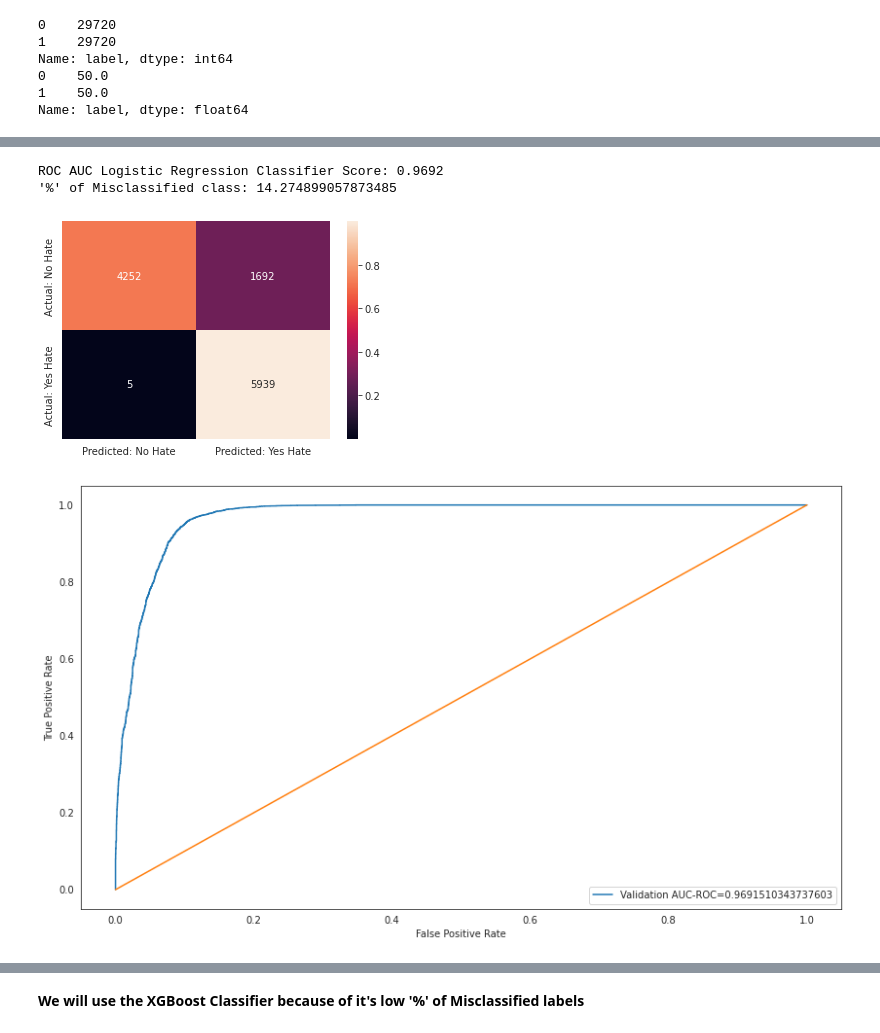
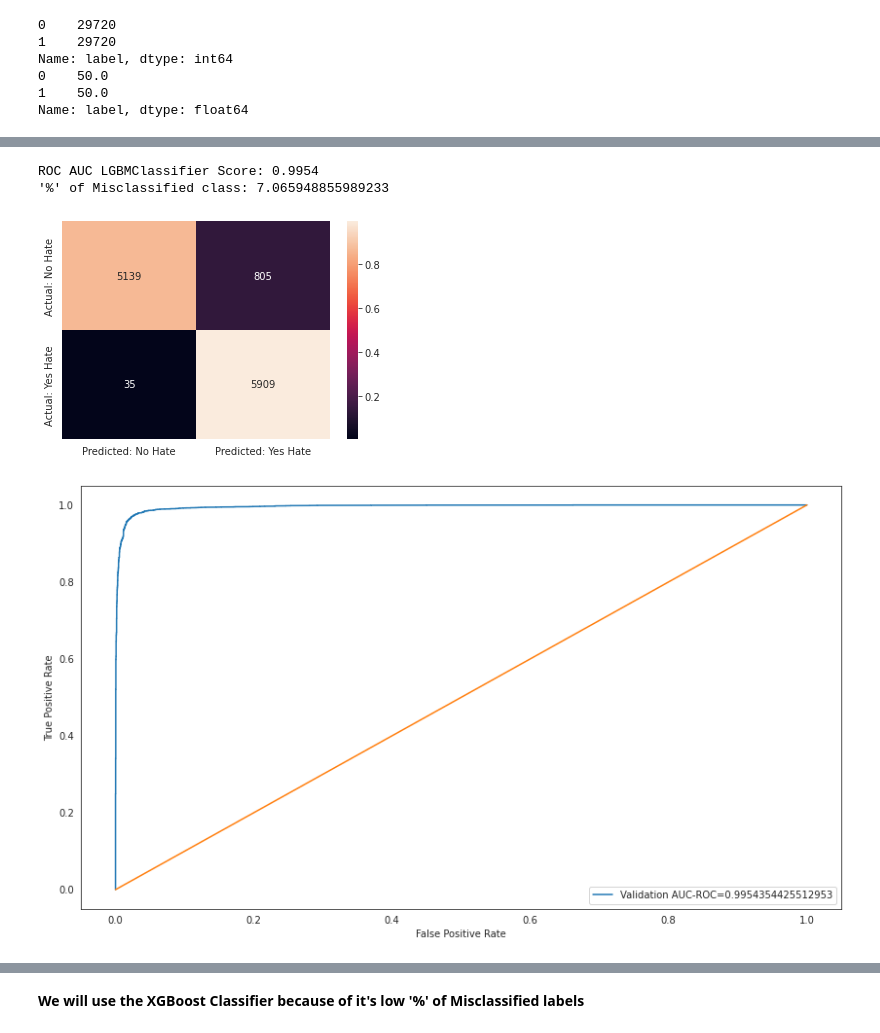
Before and after one commit to danielAdama/sentiment-hate-system, a Jupyter notebook: src/train/semi_supervised_learning_data_labeling.ipynb, the cells around one changed output, grey strips where cells are left out. Saved outputs shown, nothing was run; the diff lists cells and outputs as text; code cells hidden in the pictures.

Commit message:
Pseudo-labelling approach to label tweets as hate or non-hate

```diff
--- a/src/train/semi_supervised_learning_data_labeling.ipynb
+++ b/src/train/semi_supervised_learning_data_labeling.ipynb
@@ -335,7 +334,7 @@ def transform(data, column):
     # We will encode text data using TF-IDF
     tfidf_feats = tfVectorizer.fit(data[column])
     tfidf_feat_arr = tfidf_feats.transform(data[column]).toarray()
-    tfidf = pd.DataFrame(tfidf_feat_arr, columns=tfVectorizer.get_feature_names())
+    tfidf = pd.DataFrame(tfidf_feat_arr, columns=tfVectorizer.get_feature_names_out())
     return tfidf, tfidf_feats
 
 def merge(tfidf, data_to_merge):
@@ -398,10 +397,8 @@ def make_features(data):
     data['stopwords_vs_words'] = data.stopword_count/(data.word_count+1)
     data['title_word_count'] = data.tweet.apply(lambda x: len([wrd for wrd in x.split() if wrd.istitle()]))
     data['uppercase_count'] = data.tweet.apply(lambda x: len([wrd for wrd in x.split() if wrd.isupper()]))
-    data = data.drop(['tweet'], axis=1)
+    data = data.drop(['id', 'tweet'], axis=1)
     return data
-
-
 
 
 data_cleaned = make_features(data_cleaned)
@@ -447,7 +450,7 @@ Length: 1019, dtype: int64
 # %%
 target_labelled_data = data_cleaned.label
-data_cleaned = data_cleaned.drop(['id', 'label'], axis=1)
-unlabelled_cleaned = unlabelled_cleaned.drop('id', axis=1)
+data_cleaned = data_cleaned.drop(['label'], axis=1)
+# unlabelled_cleaned = unlabelled_cleaned.drop('id', axis=1)
 X_train, X_test, y_train, y_test = train_test_split(data_cleaned, target_labelled_data, test_size=0.2, random_state=43)
 print(f"Train Size: {(X_train.shape[0]/data_cleaned.shape[0]):.2f}%")
 print(f"Test Size: {(X_test.shape[0]/data_cleaned.shape[0]):.2f}%")
@@ -459,7 +462,8 @@ def confusion_matrix_plot(cm, normalized= True, cmap= 'bone'):
         plt.figure(figsize=(6,4))
         norm_cm = (cm.astype('float')/ cm.sum(axis= 1)[:, np.newaxis])
         return sns.heatmap(norm_cm, annot= cm, fmt='g',
-                           xticklabels= ['Predicted: No Hate', 'Predicted: Yes Hate'], yticklabels=['Actual: No Hate', 'Actual: Yes Hate'])
+                           xticklabels= ['Predicted: No Hate', 'Predicted: Yes Hate'],
+                           yticklabels=['Actual: No Hate', 'Actual: Yes Hate'])
 
 def roc_auc_curve(y_test, pred):
     plt.figure(figsize=(14, 8))
@@ -473,10 +477,13 @@ def roc_auc_curve(y_test, pred):
     plt.legend(loc=4)
 
 def train(model, scaler, X_train, y_train, X_test):
+
+    """Sklearn training interface
+    """
     pipeline = make_pipeline(scaler, model)
-    pipeline.fit(X_train, y_train)
-    pred = pipeline.predict_proba(X_test)[:, 1]
-    y_pred = pipeline.predict(X_test)
+    pipeline.fit(X_train.values, y_train)
+    pred = pipeline.predict_proba(X_test.values)[:, 1]
+    y_pred = pipeline.predict(X_test.values)
     return pred, y_pred
 # %% [output]
 Train Size: 0.80%
@@ -1267,28 +1279,28 @@ ROC AUC XGBoost Classifier Score: 0.9966
 | 9054 | 0 | 0 |
 | 54740 | 1 | 1 |
 # %%
-pred, y_pred = train(LogisticRegression(solver='liblinear',
-                             C=1, tol=1e-05, multi_class='auto',
-                            class_weight={0:1,1:100}),
+pred, y_pred = train(LGBMClassifier(n_estimators=250,
+                                    learning_rate=0.1, objective='binary',
+                                    class_weight={0:1,1:10}),
                      StandardScaler(),
                      X_train_sm, y_train_sm, X_test_sm)
 
 auc = roc_auc_score(y_test_sm, pred)
-print(f"ROC AUC Logistic Regression Classifier Score: {auc:.4f}")
+print(f"ROC AUC LGBMClassifier Score: {auc:.4f}")
 print("'%' of Misclassified class:", np.mean(y_pred != y_test_sm)*100)
 cm = confusion_matrix(y_test_sm, y_pred)
 confusion_matrix_plot(cm)
 roc_auc_curve(y_test_sm, pred)
 plt.show()
 
 out = pd.DataFrame(y_test_sm[0:30])
 out['Predicted_class'] = y_pred[0:30]
 out
 # %% [output]
-ROC AUC Logistic Regression Classifier Score: 0.9692
-'%' of Misclassified class: 14.274899057873485
+ROC AUC LGBMClassifier Score: 0.9954
+'%' of Misclassified class: 7.065948855989233
-[figure, old version]
+[figure, new version]
-[figure, old version]
+[figure, new version]
 |  | label | Predicted_class |
 | 19659 | 0 | 0 |
 | 16292 | 0 | 0 |
```
Also changed, not shown: parts of 53 cells of this notebook.
